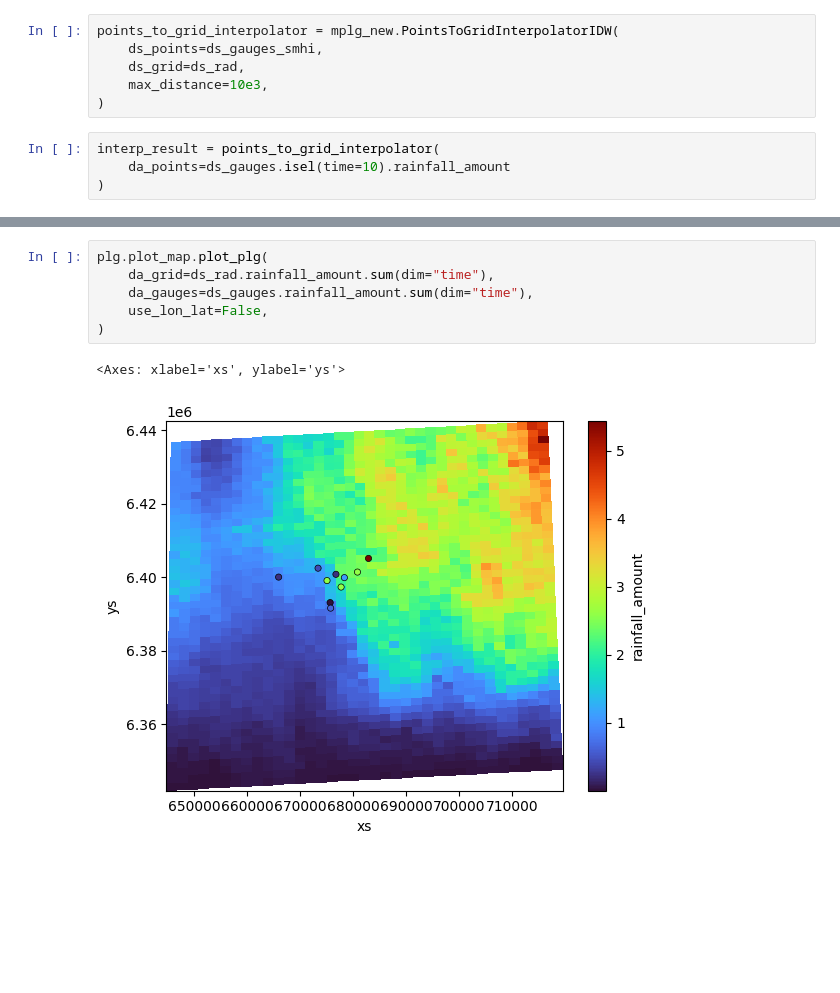
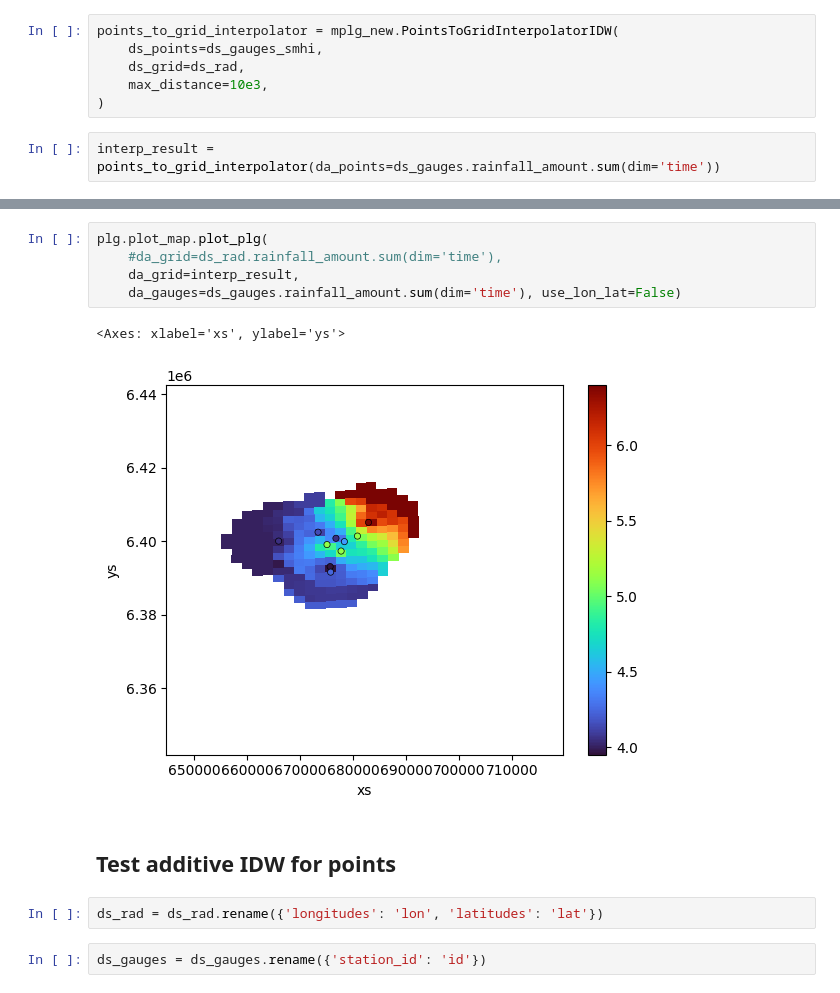
Before and after one commit to OpenSenseAction/mergeplg, a Jupyter notebook: docs/notebooks/dev_class_struct_interpol_merge.ipynb, the cells around one changed output, grey strips where cells are left out. Saved outputs shown, nothing was run; the diff lists cells and outputs as text; blank space fills up the shorter version.

```diff
--- a/docs/notebooks/dev_class_struct_interpol_merge.ipynb
+++ b/docs/notebooks/dev_class_struct_interpol_merge.ipynb
@@ -36,6 +38,4 @@ points_to_grid_interpolator = mplg_new.PointsToGridInterpolatorIDW(
     max_distance=10e3,
 )
 # %%
-interp_result = points_to_grid_interpolator(
-    da_points=ds_gauges.isel(time=10).rainfall_amount
-)
+interp_result = points_to_grid_interpolator(da_points=ds_gauges.rainfall_amount.sum(dim='time'))
@@ -61,9 +71,14 @@ plt.pcolormesh(interp_result)
 # %%
 plg.plot_map.plot_plg(
-    da_grid=ds_rad.rainfall_amount.sum(dim="time"),
-    da_gauges=ds_gauges.rainfall_amount.sum(dim="time"),
-    use_lon_lat=False,
-)
+    #da_grid=ds_rad.rainfall_amount.sum(dim='time'),
+    da_grid=interp_result,
+    da_gauges=ds_gauges.rainfall_amount.sum(dim='time'), use_lon_lat=False)
 # %% [output]
 <Axes: xlabel='xs', ylabel='ys'>
-[figure, old version]
+[figure, new version]
+# %% [markdown]
+## Test additive IDW for points
+# %%
+ds_rad = ds_rad.rename({'longitudes': 'lon', 'latitudes': 'lat'})
+# %%
+ds_gauges = ds_gauges.rename({'station_id': 'id'})
```
Also changed, not shown: parts of 7 cells of this notebook.
